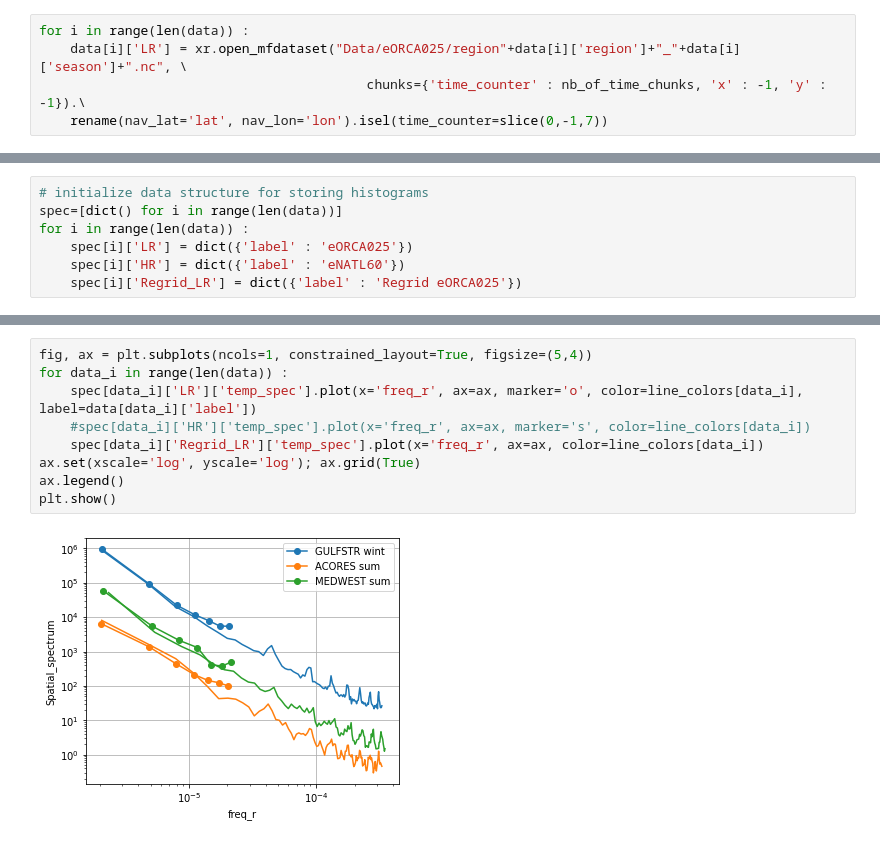
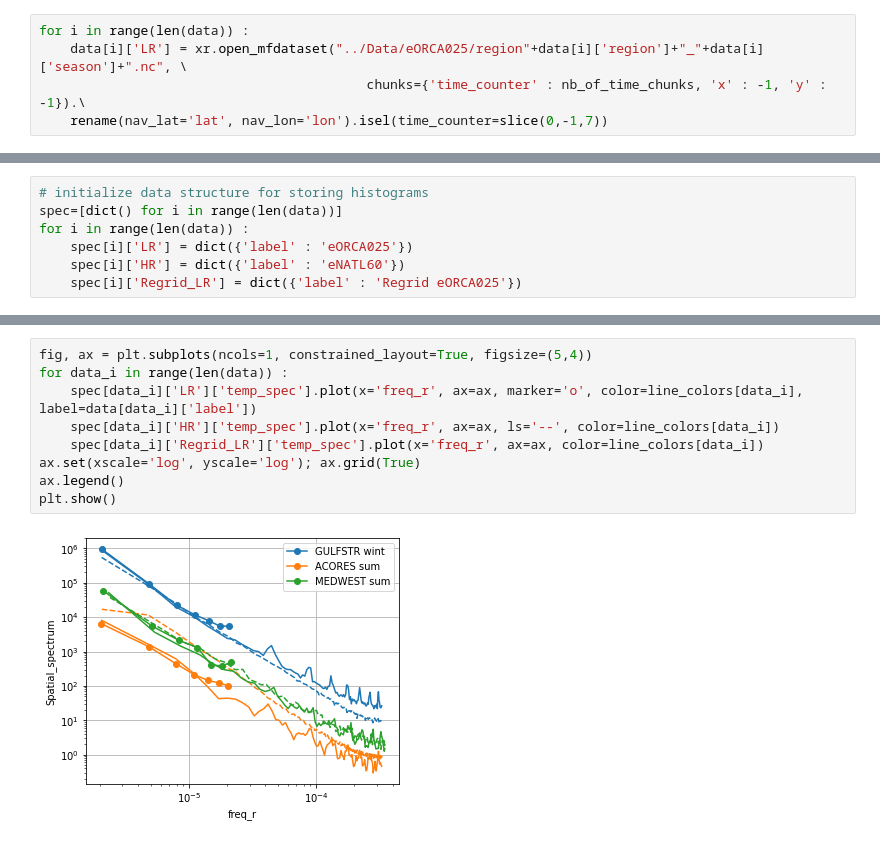
Before and after one commit to anastasiaGor/oceanDataNotebooks, a Jupyter notebook: compare_eNATL60_and_eORCA025/03-spectra_and_regrid.ipynb, the cells around one changed output, grey strips where cells are left out. Saved outputs shown, nothing was run; the diff lists cells and outputs as text.

```diff
--- a/gcm_filter/spec_test.ipynb
+++ b/compare_eNATL60_and_eORCA025/03-spectra_and_regrid.ipynb
@@ -146,7 +149,7 @@ Wall time: 43.5 s
 ## eORCA025
 # %%
 for i in range(len(data)) :
-    data[i]['LR'] = xr.open_mfdataset("Data/eORCA025/region"+data[i]['region']+"_"+data[i]['season']+".nc", \
+    data[i]['LR'] = xr.open_mfdataset("../Data/eORCA025/region"+data[i]['region']+"_"+data[i]['season']+".nc", \
                                           chunks={'time_counter' : nb_of_time_chunks, 'x' : -1, 'y' : -1}).\
     rename(nav_lat='lat', nav_lon='lon').isel(time_counter=slice(0,-1,7))
 # %% [markdown]
@@ -292,11 +290,11 @@ Wall time: 35.5 s
 # %%
 fig, ax = plt.subplots(ncols=1, constrained_layout=True, figsize=(5,4))
 for data_i in range(len(data)) :
     spec[data_i]['LR']['temp_spec'].plot(x='freq_r', ax=ax, marker='o', color=line_colors[data_i], label=data[data_i]['label'])
-    #spec[data_i]['HR']['temp_spec'].plot(x='freq_r', ax=ax, marker='s', color=line_colors[data_i])
+    spec[data_i]['HR']['temp_spec'].plot(x='freq_r', ax=ax, ls='--', color=line_colors[data_i])
     spec[data_i]['Regrid_LR']['temp_spec'].plot(x='freq_r', ax=ax, color=line_colors[data_i])
 ax.set(xscale='log', yscale='log'); ax.grid(True)
 ax.legend()
 plt.show()
 # %% [output]
-[figure, old version]
+[figure, new version]
```
Also changed, not shown: parts of 8 cells of this notebook, 10 other files.
